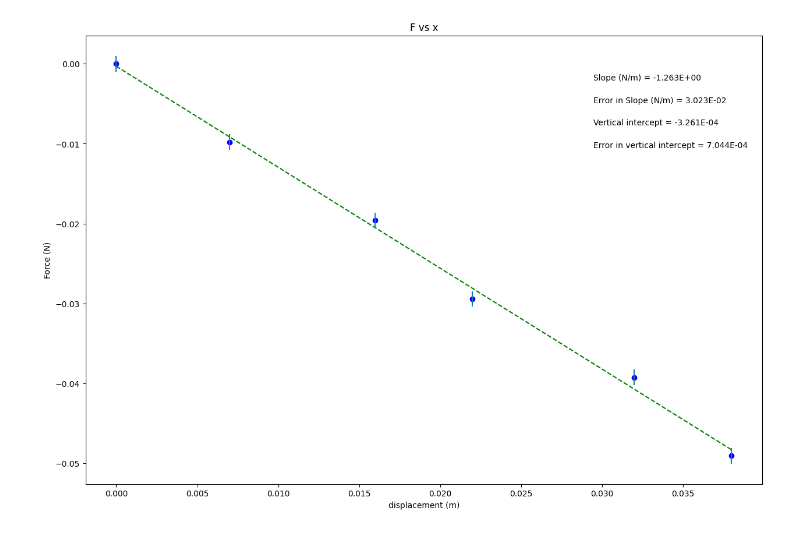
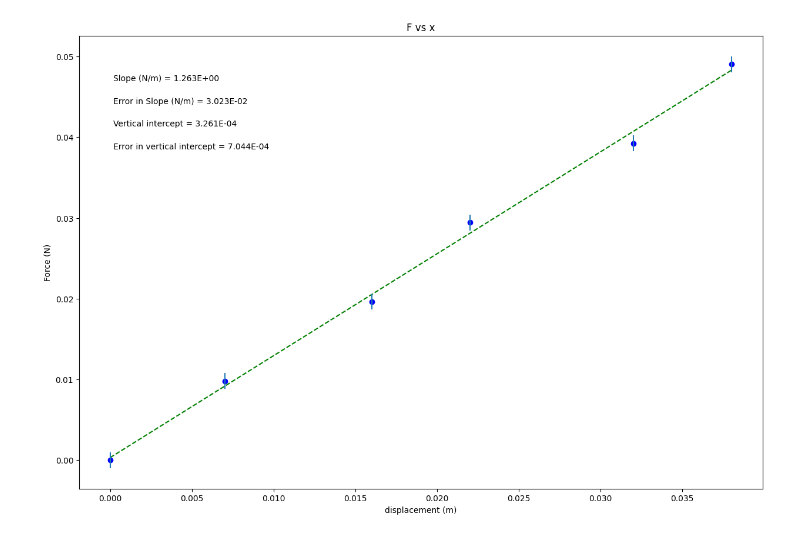
Before and after one commit to theArzt-KaelanC/PHYS218, a Jupyter notebook: Lab06_Magnetic_Diapole_K.ipynb, the cells around one changed output. Drawn from its saved outputs; the diff is of its cells as text; code cells hidden in the pictures.

```diff
--- a/Lab06_Magnetic_Diapole_K.ipynb
+++ b/Lab06_Magnetic_Diapole_K.ipynb
@@ -19,7 +19,7 @@ import matplotlib.pyplot as plt
 
 x = np.array([0, .007, .016, .022, .032, .038])
 
-F = np.array([-0, -.00981, -.01962, -.02943, -.03924, -.04905])
+F = np.array([0, .00981, .01962, .02943, .03924, .04905])
 
 err_yvariable_changeme = np.array([.000981, .000981, .000981, .000981, .000981, .000981])
 
@@ -43,7 +43,7 @@ slope_units= 'N/m'
 #UPDATE ANNOTATION PLACEMENT SO IT'S OUT OF WAY OF PLOTTED DATA AND BEST FIT LINE
 #integer from 1 to 4, top R corner is 1 (counter-clockwise from there)
 
-annotation_placement=1
+annotation_placement=2
 
 
 #-----------------------------------------------------------------------#
@@ -90,31 +90,31 @@ elif annotation_placement==3 or annotation_placement==4:
 #Don't need to change anything in this section!
 
 #Plot data on graph. Plot error bars and place values for slope,
 #error in slope, and vertical intercept (plus error) on the plot using "annotate"
 
 plt.figure(figsize=(15,10))
 
 plt.plot(x, fit, color='green', linestyle='--')
 plt.scatter(x, y, color='blue', marker='o')
 
 plt.xlabel(x_label)
 plt.ylabel(y_label)
 plt.title(plot_title)
 
 plt.errorbar(x, y, yerr=dy, xerr=None, fmt="none") #don't need to plot x error bars
 
 plt.annotate('Slope ({}) = {value:.{digits}E}'.format(slope_units,value=m, digits=3),
              (xpos, ypos[0]), xycoords='axes fraction')
 
 plt.annotate('Error in Slope ({}) = {value:.{digits}E}'.format(slope_units,value=dm, digits=3),
              (xpos, ypos[1]), xycoords='axes fraction')
 
 plt.annotate('Vertical intercept = {value:.{digits}E}'.format(value=b, digits=3),
              (xpos, ypos[2]), xycoords='axes fraction')
 
 plt.annotate('Error in vertical intercept = {value:.{digits}E}'.format(value=db, digits=3),
              (xpos, ypos[3]), xycoords='axes fraction')
 
 plt.show()
 # %% [output]
-[figure, old version]
+[figure, new version]
```
